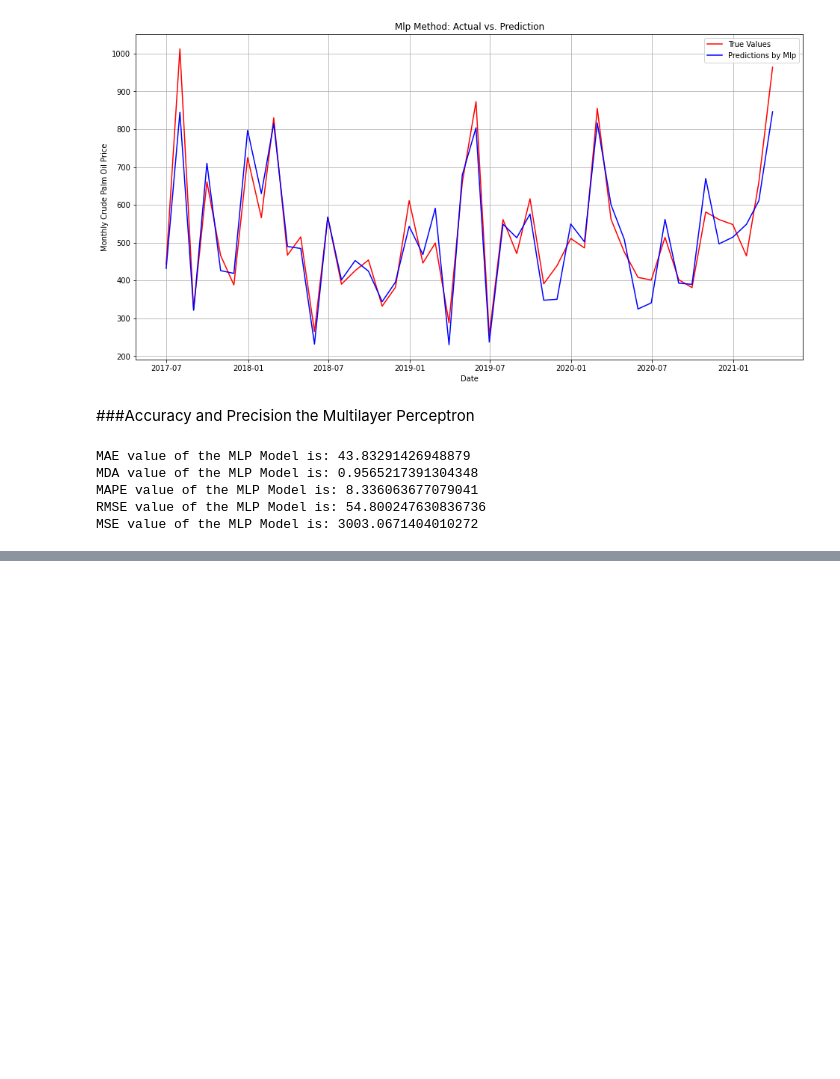
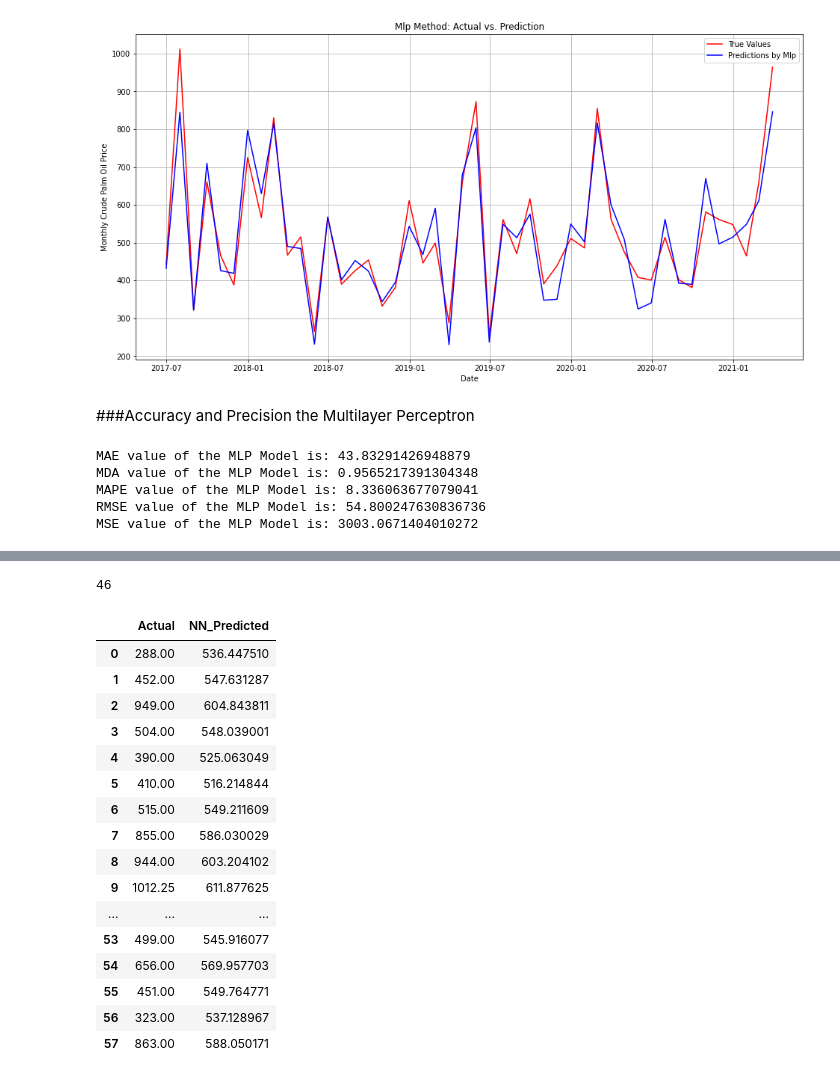
Before and after one commit to mofuoku417/Machine-Learning-Techniques-for-Multivariate-Time-Series-Forecasting-of-Crude-Palm-Oil-Prices, a Jupyter notebook: ML_MVcpo.ipynb, the cells around one changed output, grey strips where cells are left out. Cells and saved outputs as stored; diff of their text form; code cells hidden in the pictures; blank space fills up the shorter version.

```diff
--- a/ML_MVcpo.ipynb
+++ b/ML_MVcpo.ipynb
@@ -616,0 +934,4 @@ MSE value of the MLP Model is: 3003.0671404010272
+# %%
+len(df_test.index)
+# %% [output]
+46
@@ -616,0 +940,20 @@ MSE value of the MLP Model is: 3003.0671404010272
+# %%
+ActPred2
+# %% [output]
+|  | Actual | NN_Predicted |
+| 0 | 288.00 | 536.447510 |
+| 1 | 452.00 | 547.631287 |
+| 2 | 949.00 | 604.843811 |
+| 3 | 504.00 | 548.039001 |
+| 4 | 390.00 | 525.063049 |
+| 5 | 410.00 | 516.214844 |
+| 6 | 515.00 | 549.211609 |
+| 7 | 855.00 | 586.030029 |
+| 8 | 944.00 | 603.204102 |
+| 9 | 1012.25 | 611.877625 |
+| ... | ... | ... |
+| 53 | 499.00 | 545.916077 |
+| 54 | 656.00 | 569.957703 |
+| 55 | 451.00 | 549.764771 |
+| 56 | 323.00 | 537.128967 |
+| 57 | 863.00 | 588.050171 |
```
Also changed, not shown: parts of 48 cells of this notebook.
